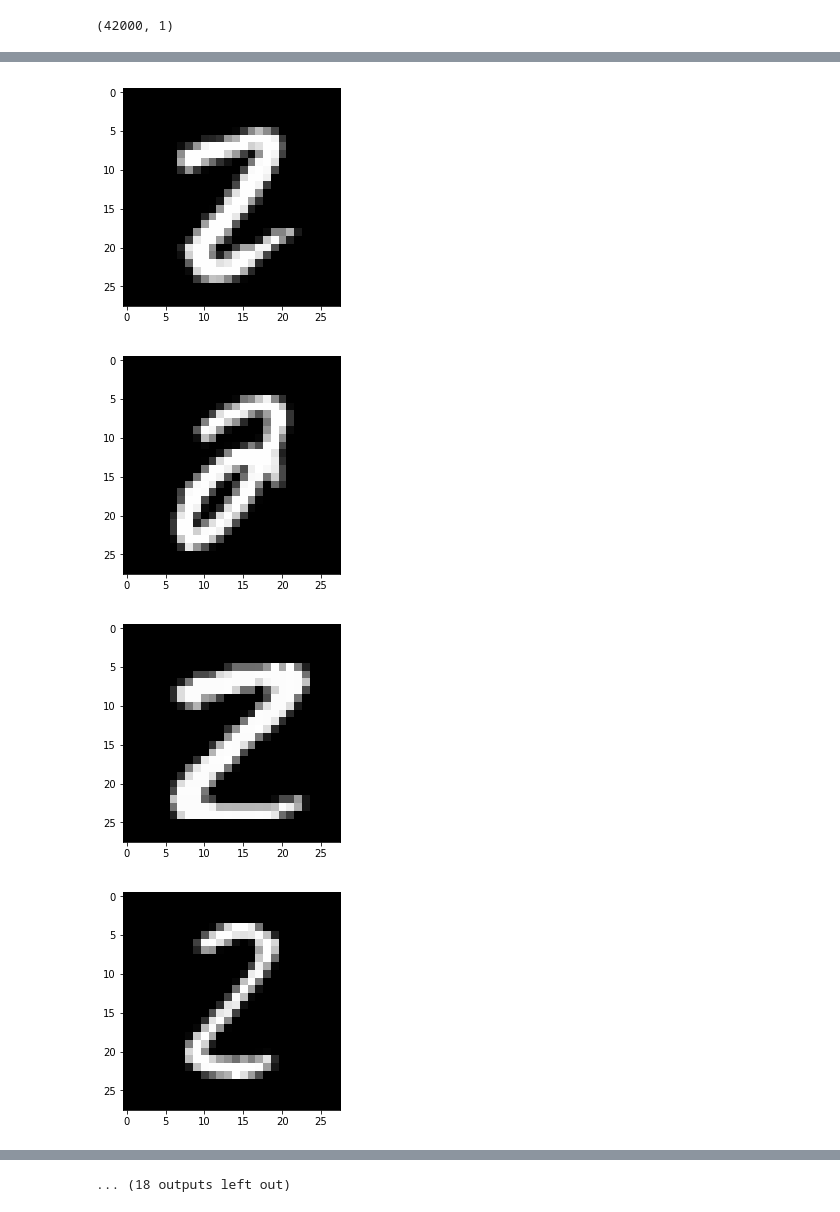
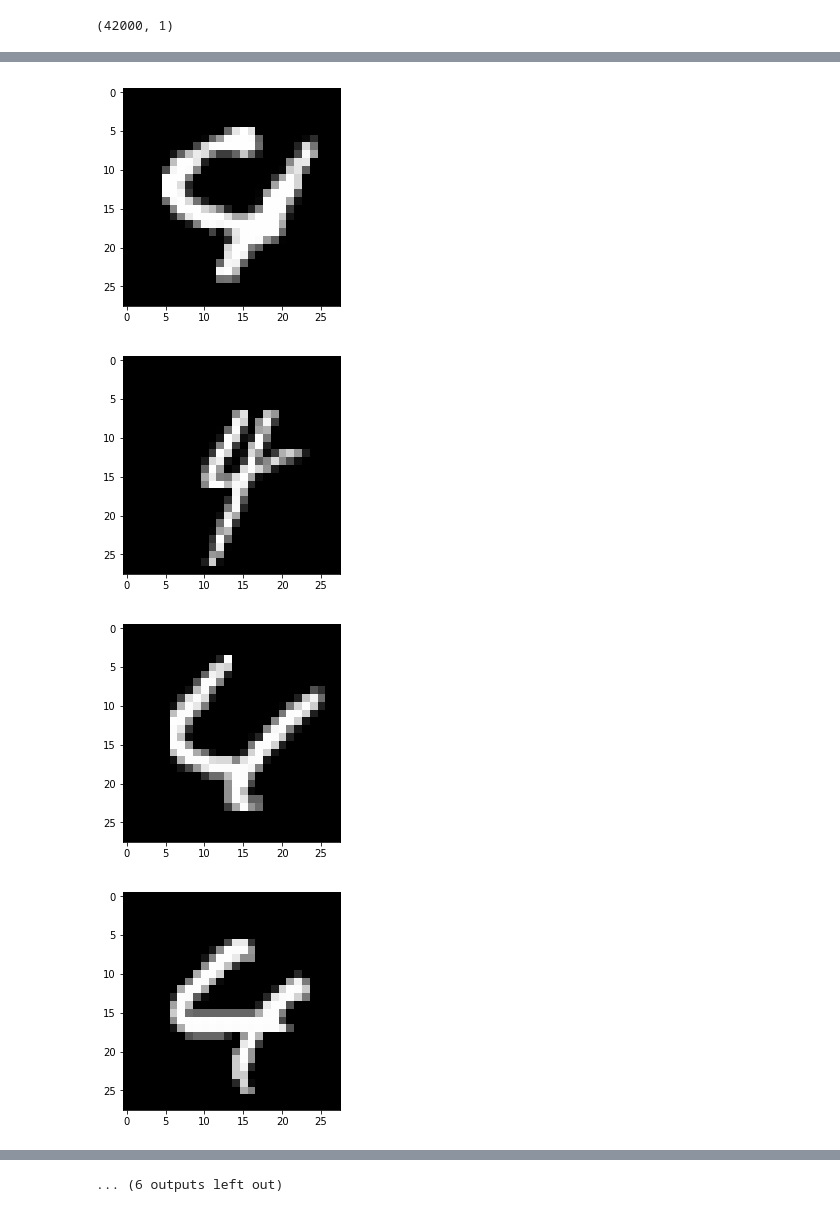
Before and after one commit to SafwanAhmad/KaggleMNSIT, a Jupyter notebook: mnist.ipynb, the cells around one changed output, grey strips where cells are left out. Cells and saved outputs as stored; diff of their text form; code cells hidden in the pictures.

Commit message:
Test error rate 3.64%, alpha 0.001.

```diff
--- a/mnist.ipynb
+++ b/mnist.ipynb
@@ -63,7 +63,7 @@ def nn():
     cost = tf.reduce_mean(tf.nn.softmax_cross_entropy_with_logits(logits=output, labels=tf.one_hot(labels,depth=10)))
 
     # Apply an optimizer
-    optimizer = tf.train.GradientDescentOptimizer(learning_rate=0.0005).minimize(cost)
+    optimizer = tf.train.GradientDescentOptimizer(learning_rate=0.001).minimize(cost)
 
     return cost, optimizer, output
 # %%
@@ -78,15 +78,19 @@ from sklearn.metrics import accuracy_score
 # Initialize tensorflow session
 init = tf.global_variables_initializer()
 
-epochs = 30
+epochs = 250
 batch_size = 64
 num_batches = int(X_train.shape[0]/batch_size)
 n_train = int(len(y_train)*0.8)
+
+train_accuracy = []
+val_accuracy = []
 
 # Launch the graph
 with tf.Session() as sess:
     sess.run(init)
 
+    #plt.ion()
     # Training cycle
     for epoch in range(epochs):
         # Shuffle data for cross validation
@@ -108,13 +112,23 @@ with tf.Session() as sess:
 
         # Find train accuracy
         y_predicted_train_fold = np.argmax(output.eval(feed_dict={input_: X_train_fold, labels: y_train_fold}), 1)
+        current_train_acc = accuracy_score(y_true=y_train_fold, y_pred=y_predicted_train_fold)
 
-        print("Train Accuracy:", accuracy_score(y_true=y_train_fold, y_pred=y_predicted_train_fold))
+        train_accuracy.append(current_train_acc)
+
+        print("Train Accuracy:", current_train_acc)
 
         # Find the validation accuracy
         y_predicted_val_fold = np.argmax(output.eval(feed_dict={input_: X_val_fold, labels: y_val_fold}), 1)
-        print("Validation Accuracy:", accuracy_score(y_true=y_val_fold, y_pred=y_predicted_val_fold))
+        current_val_acc = accuracy_score(y_true=y_val_fold, y_pred=y_predicted_val_fold)
+
+        val_accuracy.append(current_val_acc)
+
+        print("Validation Accuracy:", current_val_acc)
         print()
+
+        #plt.plot(train_accuracy, 'b-', val_accuracy, 'r-')
+        #plt.show()
 
     print("Optimization Finished!")
 
@@ -158,5 +177,5 @@ array([[1178,    0,    1,    1,    1,    5,   23,    9,   10,   35],
 # %%
-indices = np.where(np.logical_and(y_predicted_test == 8, y_test.squeeze() == 2))[0]
+indices = np.where(np.logical_and(y_predicted_test == 9, y_test.squeeze() == 4))[0]
 for i in indices:
     plt.imshow(X_test[i].reshape([28,28]),cmap='gray')
     plt.show()
@@ -166,4 +185,4 @@ for i in indices:
-[figure, old version]
+[figure, new version]
-[figure, old version]
+[figure, new version]
-[figure, old version]
+[figure, new version]
-[figure, old version]
+[figure, new version]
@@ -176 +195 @@ for i in indices:
-... (18 outputs left out)
+... (6 outputs left out)
```
Also changed, not shown: parts of 5 cells of this notebook.
